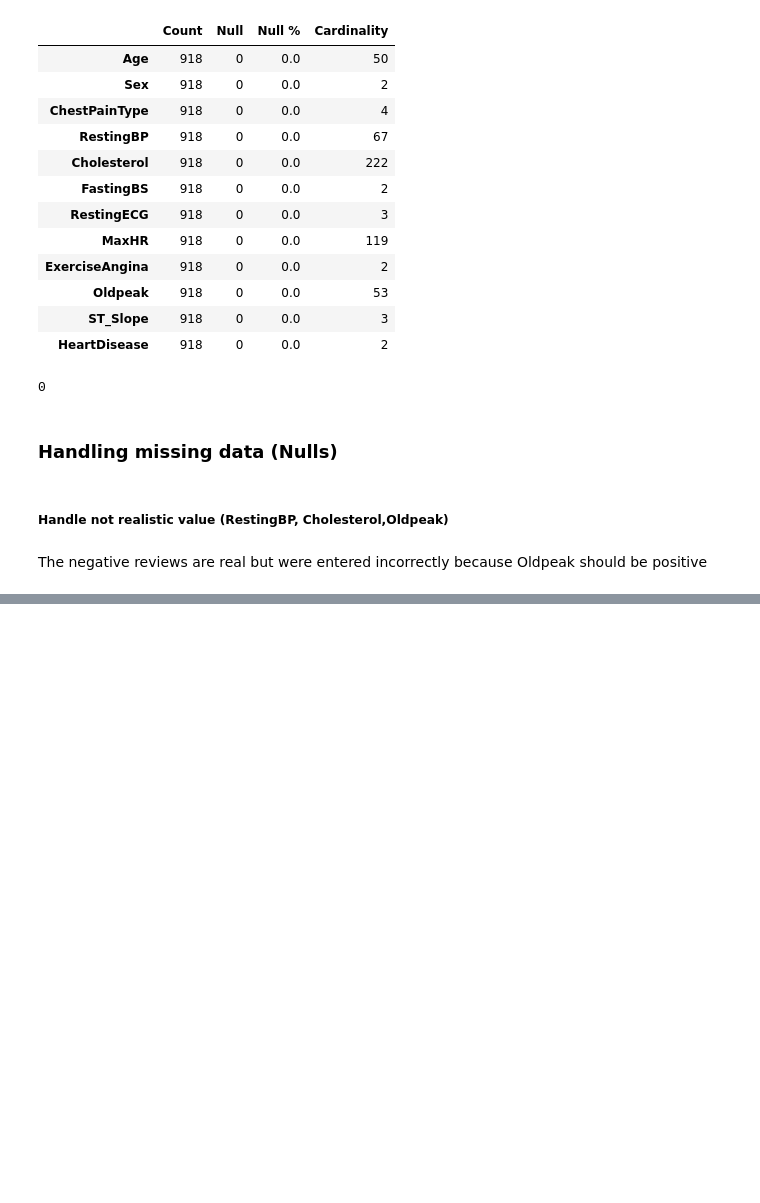
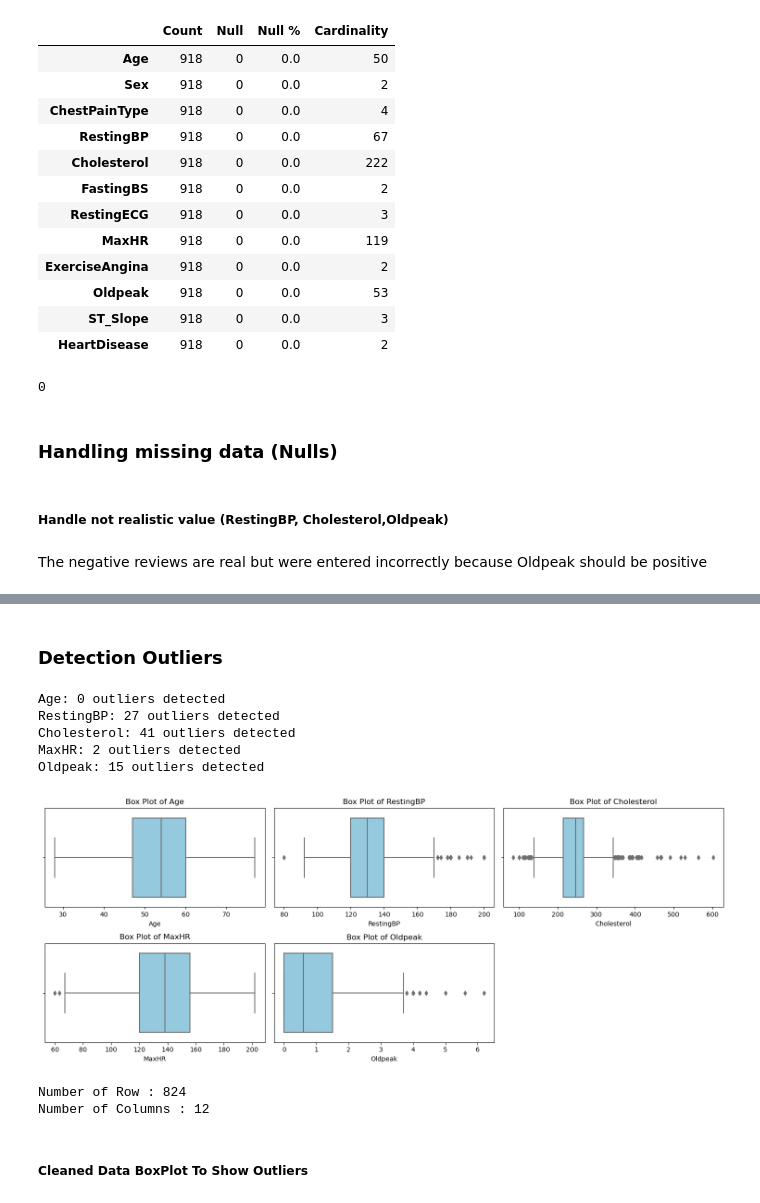
Before and after one commit to pjaiswalusf/Heart-Failure-Prediction, a Jupyter notebook: HeartFailurePrediction.ipynb, the cells around one changed output, grey strips where cells are left out. Drawn from its saved outputs; the diff is of its cells as text; code cells hidden in the pictures; blank space fills up the shorter version.

Commit message:
Detecting Outliers

```diff
--- a/HeartFailurePrediction.ipynb
+++ b/HeartFailurePrediction.ipynb
@@ -142,3 +164,7 @@ df[df['RestingBP'].isna()]
 # %%
 # Fill Missing Value with median of people has Heart Disease
 df['RestingBP'] = df['RestingBP'].fillna(df.groupby('HeartDisease')['RestingBP'].median()[1])
+# %%
+temp = df.groupby('HeartDisease')['Cholesterol'].median()
+df.loc[(df['Cholesterol'].isna()) & (df['HeartDisease'] == 0), 'Cholesterol'] = temp[0]
+df.loc[(df['Cholesterol'].isna()) & (df['HeartDisease'] == 1), 'Cholesterol'] = temp[1]
@@ -144,0 +188,43 @@ df['RestingBP'] = df['RestingBP'].fillna(df.groupby('HeartDisease')['RestingBP']
+# %% [markdown]
+### Detection Outliers
+# %%
+def detect_outliers_iqr(df, columns, threshold = 1.5):
+
+    outlier_indices = {}
+
+    for col in columns:
+        Q1 = df[col].quantile(0.25)  # 25th percentile
+        Q3 = df[col].quantile(0.75)  # 75th percentile
+        IQR = Q3 - Q1  # Interquartile range
+        lower_bound = Q1 - threshold * IQR
+        upper_bound = Q3 + threshold * IQR
+
+        # Finding outliers
+        outliers = df[(df[col] < lower_bound) | (df[col] > upper_bound)].index.tolist()
+        outlier_indices[col] = outliers
+
+    return outlier_indices
+
+numerical_columns = ['Age', 'RestingBP', 'Cholesterol', 'MaxHR', 'Oldpeak']
+outliers_iqr = detect_outliers_iqr(df, numerical_columns)
+
+for col, indices in outliers_iqr.items():
+    print(f"{col}: {len(indices)} outliers detected")
+# %% [output]
+Age: 0 outliers detected
+RestingBP: 27 outliers detected
+Cholesterol: 41 outliers detected
+MaxHR: 2 outliers detected
+Oldpeak: 15 outliers detected
+# %%
+plt.figure(figsize=(15, 6))
+
+for i, col in enumerate(numerical_columns, 1):
+    plt.subplot(2, 3, i)
+    sns.boxplot(x = df[col], color = "skyblue")
+    plt.title(f"Box Plot of {col}")
+
+plt.tight_layout()
+plt.show()
+# %% [output]
+[figure, added]
@@ -144,0 +246,8 @@ df['RestingBP'] = df['RestingBP'].fillna(df.groupby('HeartDisease')['RestingBP']
+# %%
+# The New of Shape Cleaned Data
+print(f"Number of Row : {df_cleaned.shape[0]}\nNumber of Columns : {df_cleaned.shape[1]}")
+# %% [output]
+Number of Row : 824
+Number of Columns : 12
+# %% [markdown]
+##### Cleaned Data BoxPlot To Show Outliers
```
Also changed, not shown: parts of 7 cells of this notebook.
